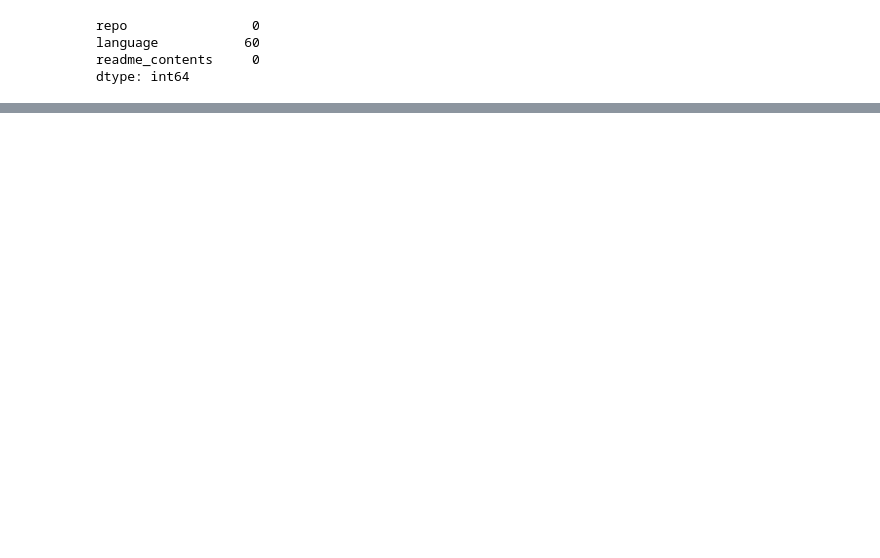
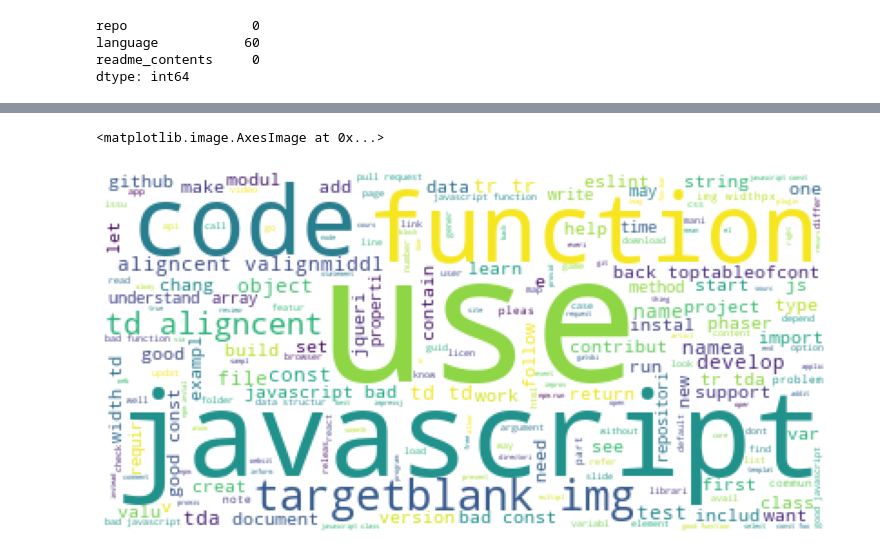
Before and after one commit to team-nlp-project/team-nlp-project, a Jupyter notebook: scratch_ian.ipynb, the cells around one changed output, grey strips where cells are left out. Drawn from its saved outputs; the diff is of its cells as text; code cells hidden in the pictures; blank space fills up the shorter version.

```diff
--- a/scratch_ian.ipynb
+++ b/scratch_ian.ipynb
@@ -371,0 +208,13 @@ def show_counts_and_ratios(df, column):
+# %%
+# join all JavaScript rows together
+sentence = ''.join(train[train.language == 'JavaScript'].stemmed)
+
+# Create word cloud for JavaScript
+# create an image object, which can be displayed with plt.imshow
+img = WordCloud(background_color='white').generate(sentence)
+
+plt.axis("off")
+plt.imshow(img)
+# %% [output]
+<matplotlib.image.AxesImage at 0x...>
+[figure, added]
```
Also changed, not shown: parts of 42 cells of this notebook.
